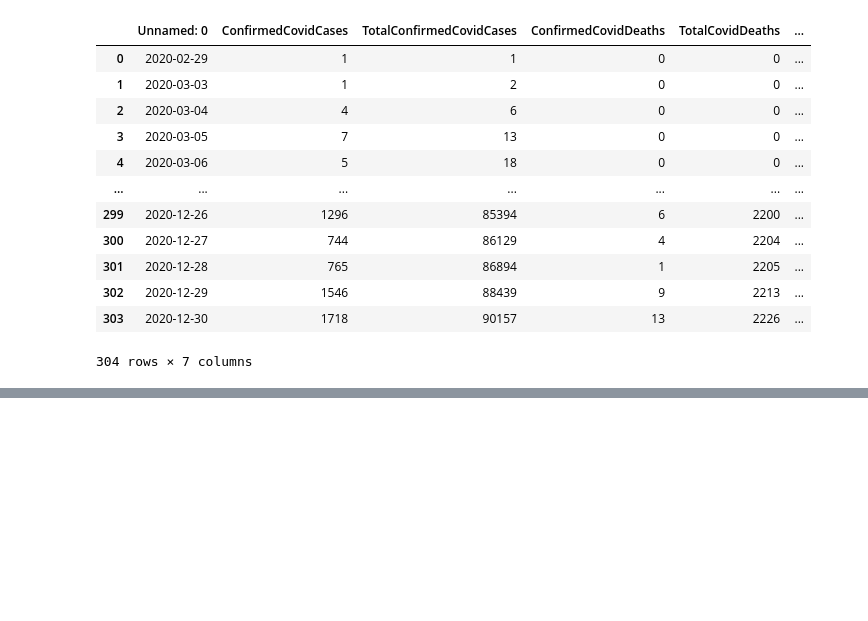
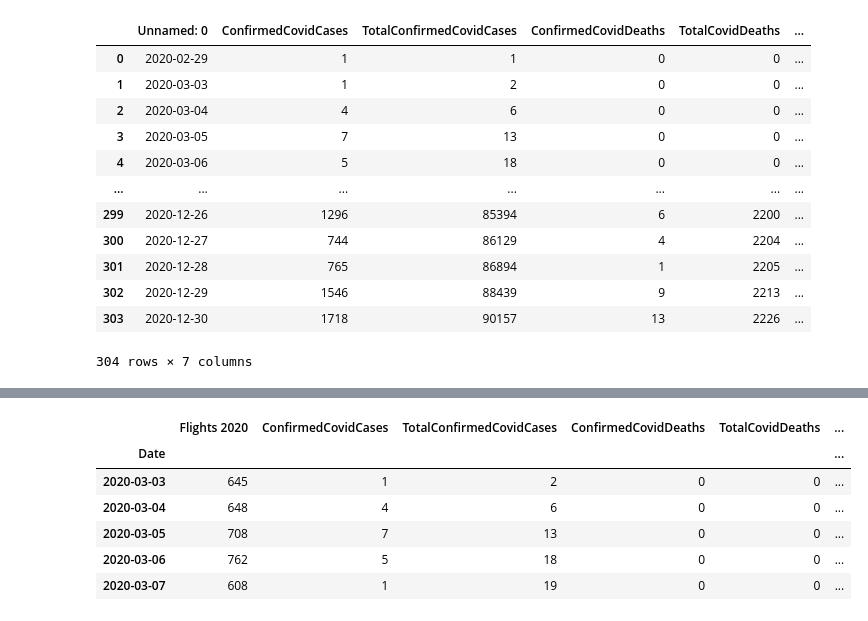
Before and after one commit to Truncation-Nation/hack4change, a Jupyter notebook: hack4change.ipynb, the cells around one changed output, grey strips where cells are left out. Saved outputs shown, nothing was run; the diff lists cells and outputs as text; code cells hidden in the pictures; blank space fills up the shorter version.

Commit message:
Merging Dataframes

```diff
--- a/hack4change.ipynb
+++ b/hack4change.ipynb
@@ -26,0 +63,3 @@ covid_cases
+# %%
+air_traffic2.rename(columns = {'Day 2020':'Date'}, inplace = True)
+air_traffic2.head()
@@ -26,0 +125,11 @@ covid_cases
+# %%
+df = pd.merge(air_traffic2,covid_cases2,left_index=True,right_index=True)
+df.head()
+# %% [output]
+|  | Flights 2020 | ConfirmedCovidCases | TotalConfirmedCovidCases | ConfirmedCovidDeaths | TotalCovidDeaths | ... |
+| Date |  |  |  |  |  | ... |
+| 2020-03-03 | 645 | 1 | 2 | 0 | 0 | ... |
+| 2020-03-04 | 648 | 4 | 6 | 0 | 0 | ... |
+| 2020-03-05 | 708 | 7 | 13 | 0 | 0 | ... |
+| 2020-03-06 | 762 | 5 | 18 | 0 | 0 | ... |
+| 2020-03-07 | 608 | 1 | 19 | 0 | 0 | ... |
```
Also changed, not shown: parts of 13 cells of this notebook.
